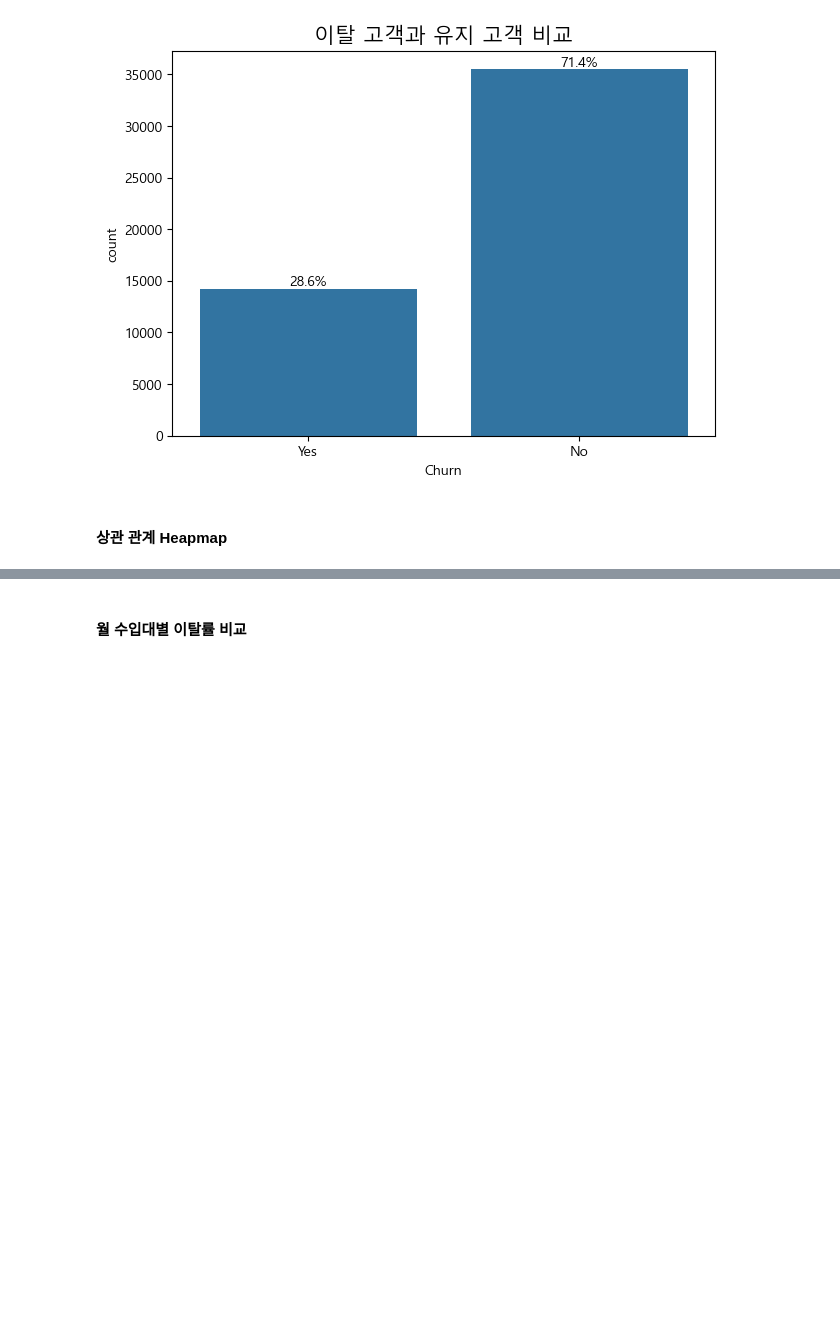
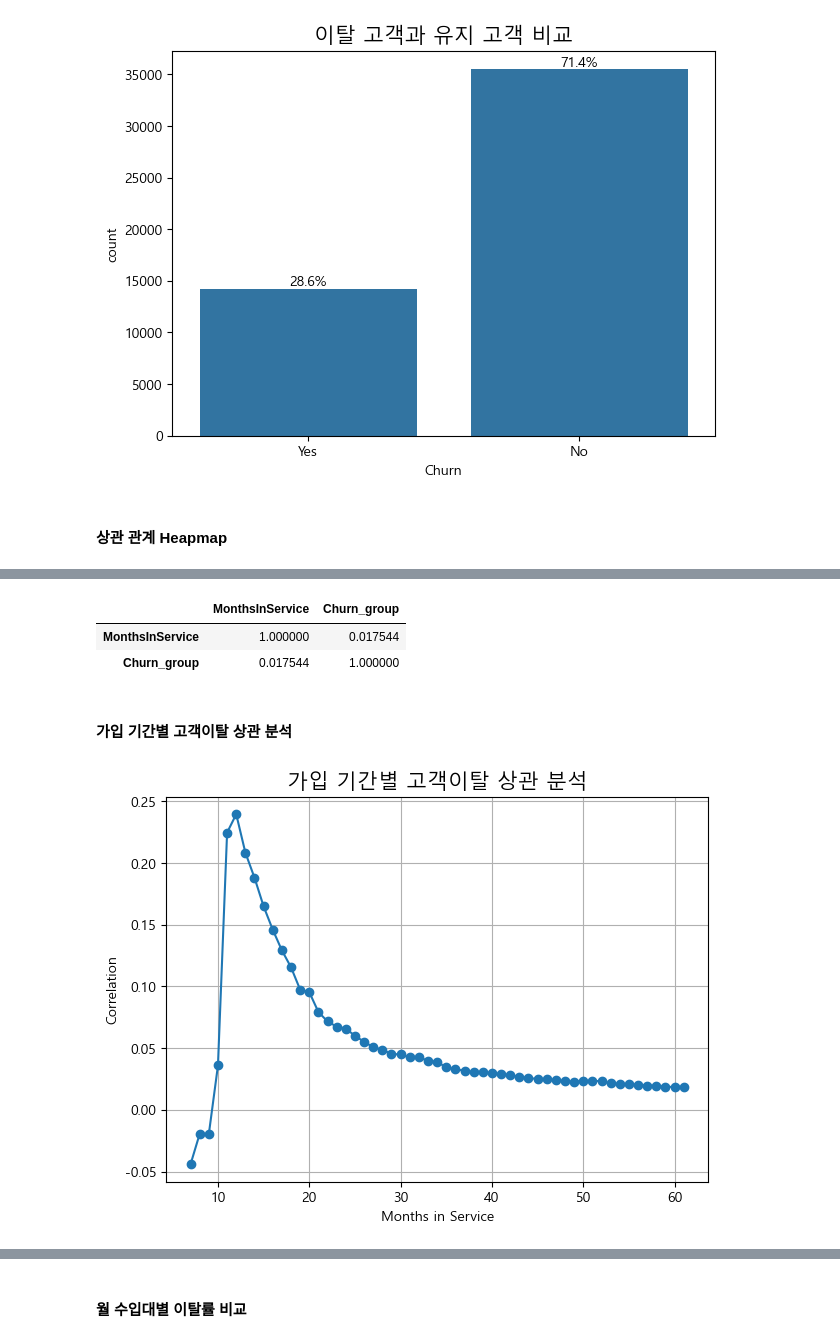
Before and after one commit to SKNETWORKS-FAMILY-AICAMP/SKN04-2nd-3Team, a Jupyter notebook: eda/eda_analysi.ipynb, the cells around one changed output, grey strips where cells are left out. Saved outputs shown, nothing was run; the diff lists cells and outputs as text; code cells hidden in the pictures; blank space fills up the shorter version.

```diff
--- a/eda/eda_analysi.ipynb
+++ b/eda/eda_analysi.ipynb
@@ -179,0 +306,44 @@ plt.show()
+# %%
+import pandas as pd
+import matplotlib.pyplot as plt
+
+df['Churn_group'] = df['Churn'].apply(lambda x: 1 if x == 'Yes' else 0)
+# df
+df[['MonthsInService', 'Churn_group']].corr()
+# %% [output]
+|  | MonthsInService | Churn_group |
+| MonthsInService | 1.000000 | 0.017544 |
+| Churn_group | 0.017544 | 1.000000 |
+# %% [markdown]
+#### 가입 기간별 고객이탈 상관 분석
+# %%
+import matplotlib.font_manager as fm
+
+font_path = 'C:/Windows/Fonts/malgun.ttf'  # 맑은 고딕 폰트 경로
+font_name = fm.FontProperties(fname=font_path).get_name()
+plt.rc('font', family=font_name)
+
+plt.rcParams['axes.unicode_minus'] = False
+
+df = pd.read_csv('../data/train.csv', encoding='cp949')
+
+df['Churn_group'] = df['Churn'].apply(lambda x: 1 if x == 'Yes' else 0)
+
+months = sorted(df['MonthsInService'].unique())
+correlations = []
+
+for month in months:
+    subset = df[df['MonthsInService'] <= month]
+    corr = subset[['MonthsInService', 'Churn_group']].corr().iloc[0, 1]
+    correlations.append(corr)
+
+# 상관관계 시각화
+plt.figure(figsize=(7, 5))
+plt.plot(months, correlations, marker='o')
+plt.title('가입 기간별 고객이탈 상관 분석', size=15)
+plt.xlabel('Months in Service')
+plt.ylabel('Correlation')
+plt.grid(True)
+plt.show()
+# %% [output]
+[figure, added]
```
Also changed, not shown: parts of 26 cells of this notebook.
